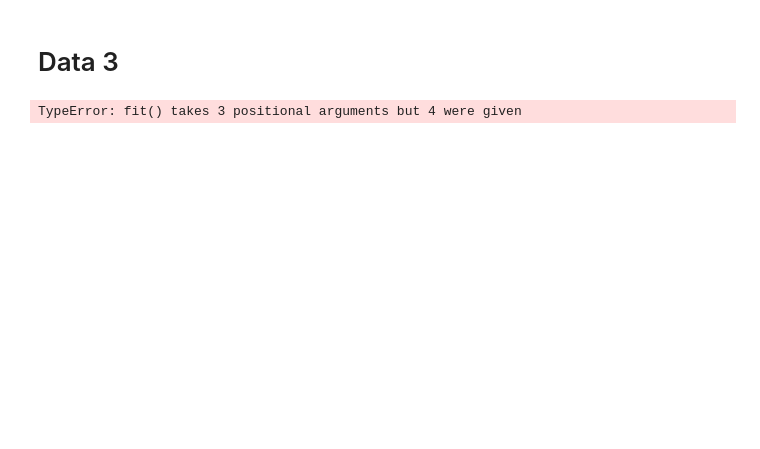
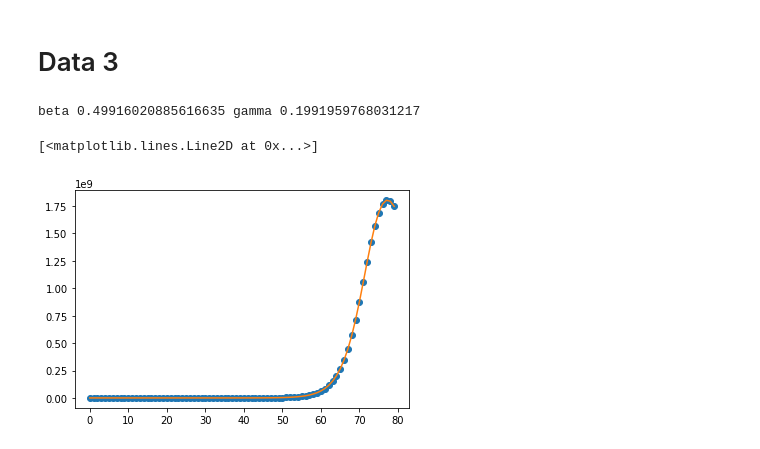
Before and after one commit to m-almatary/projetCovid, a Jupyter notebook: DemoDeTest.ipynb, the cells around one changed output. Cells and saved outputs as stored; diff of their text form; code cells hidden in the pictures; blank space fills up the shorter version.

```diff
--- a/DemoDeTest.ipynb
+++ b/DemoDeTest.ipynb
@@ -57,14 +61,16 @@ TypeError: fit() takes 3 positional arguments but 4 were given
 # %%
 data3 = pd.read_csv("data/MOCK/data_3.csv",sep=',')
 data3.head()
 
 t = list(data3.t)
 I = list(data3.I)
-a = SIRModel()
-a.fit(t,I,7700000000)
-print("beta", a.beta, "gamma", a.gamma_)
-S,I,R=a.predict(t,7700000000, I[0])
+a = SIRModel(N=7700000000,I0=I[0])
+a.fit(t,I)
+print("beta", a.beta, "gamma", a.gamma)
+S,I,R=a.predict(t)
 plt.plot(t,data3.I, "o")
 plt.plot(t,I)
 # %% [output]
-TypeError: fit() takes 3 positional arguments but 4 were given
+beta 0.49916020885616635 gamma 0.1991959768031217
+[<matplotlib.lines.Line2D at 0x...>]
+[figure, added]
```
Also changed, not shown: parts of 2 cells of this notebook.
